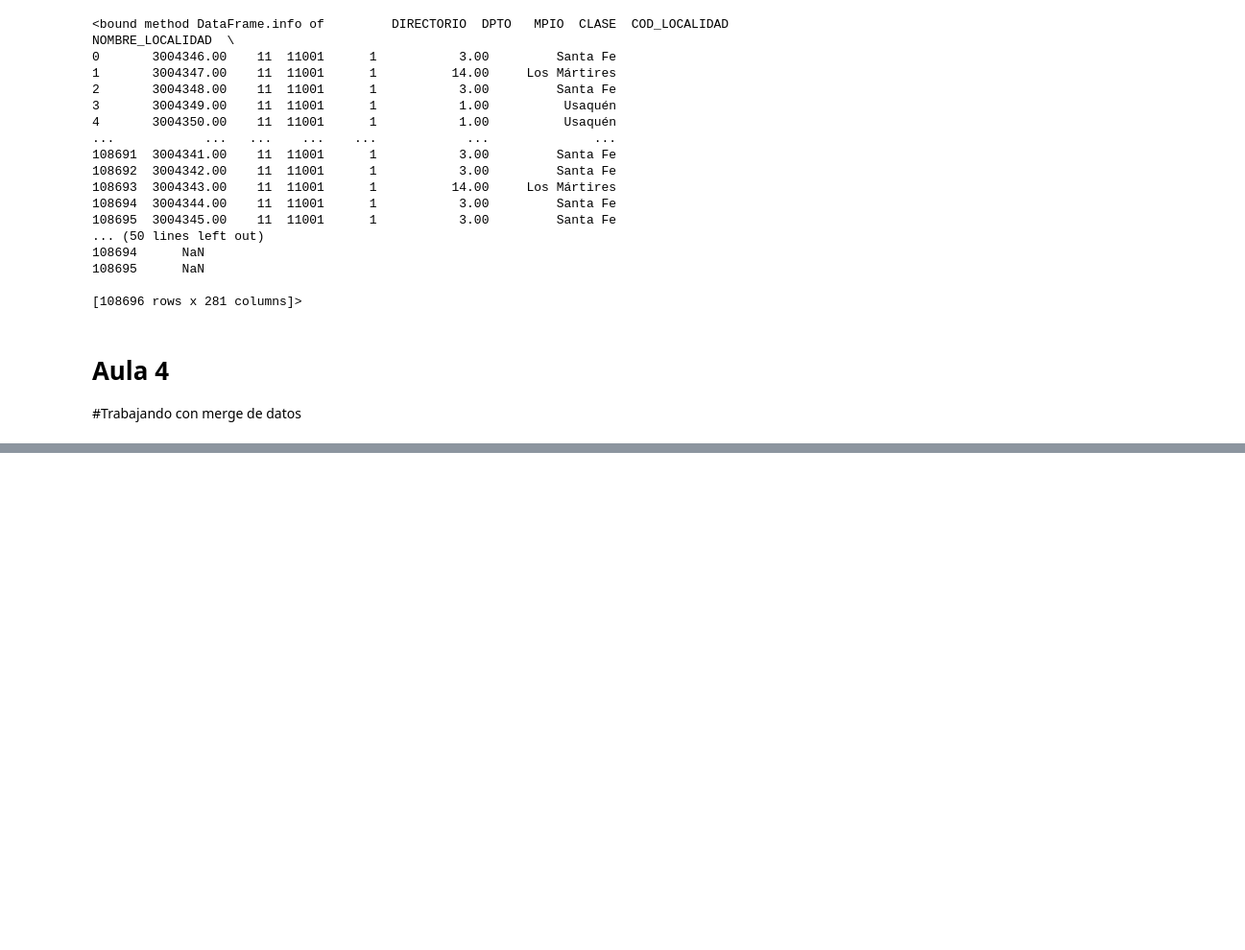
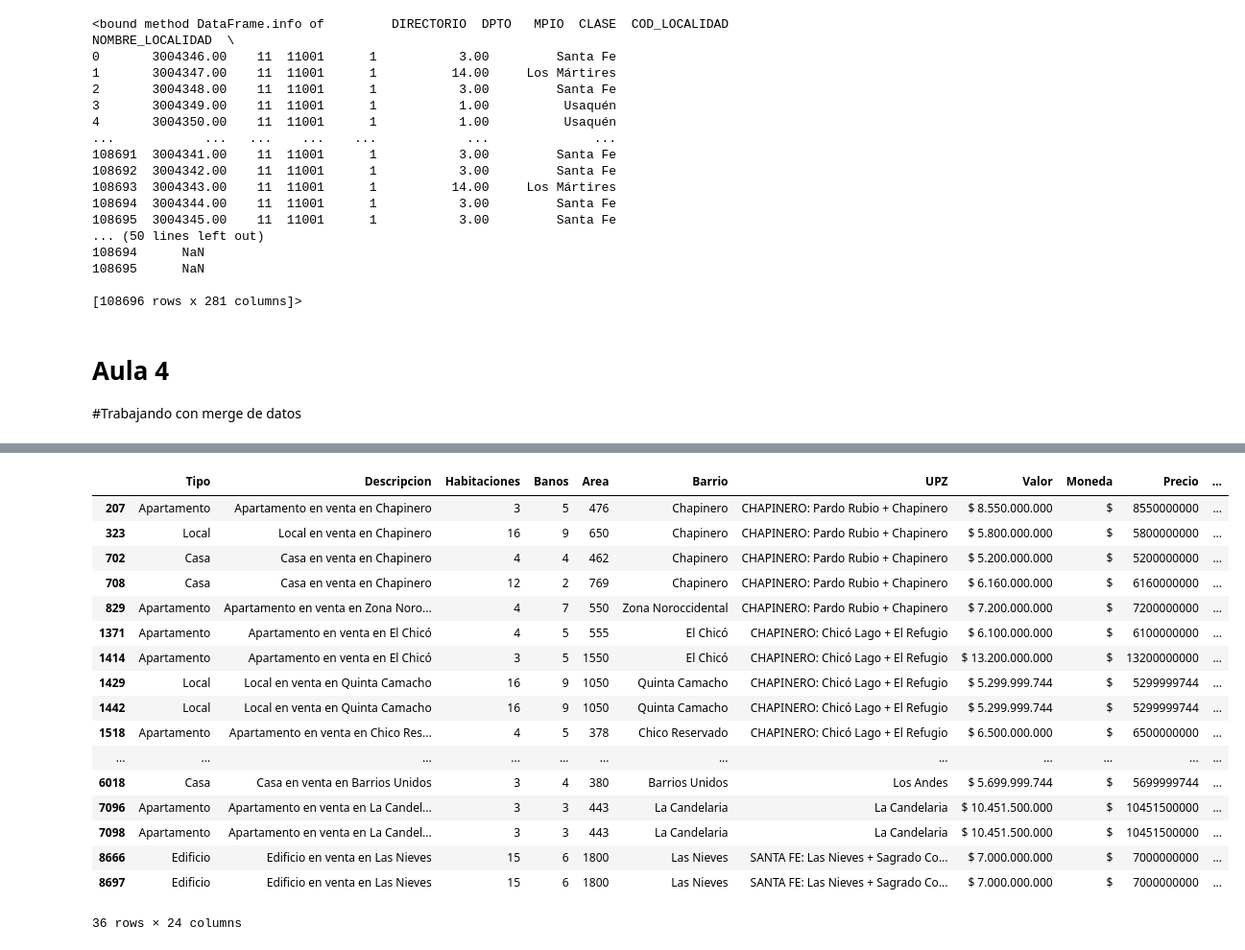
Before and after one commit to IAferaboli/InmersionDatos_AluraLatam, a Jupyter notebook: Práctica_InmersiónDatos_Aula1.ipynb, the cells around one changed output, grey strips where cells are left out. Shown at 96% size. Drawn from its saved outputs; the diff is of its cells as text; code cells hidden in the pictures; blank space fills up the shorter version.

```diff
--- a/Práctica_InmersiónDatos_Aula1.ipynb
+++ b/Práctica_InmersiónDatos_Aula1.ipynb
@@ -490,0 +655,21 @@ datos_dane.info
+# %%
+datos_ml.query('Precio_Millon >5000 | Precio_Millon < 60')
+# %% [output]
+|  | Tipo | Descripcion | Habitaciones | Banos | Area | Barrio | UPZ | Valor | Moneda | Precio | ... |
+| 207 | Apartamento | Apartamento en venta en Chapinero | 3 | 5 | 476 | Chapinero | CHAPINERO: Pardo Rubio + Chapinero | $ 8.550.000.000 | $ | 8550000000 | ... |
+| 323 | Local | Local en venta en Chapinero | 16 | 9 | 650 | Chapinero | CHAPINERO: Pardo Rubio + Chapinero | $ 5.800.000.000 | $ | 5800000000 | ... |
+| 702 | Casa | Casa en venta en Chapinero | 4 | 4 | 462 | Chapinero | CHAPINERO: Pardo Rubio + Chapinero | $ 5.200.000.000 | $ | 5200000000 | ... |
+| 708 | Casa | Casa en venta en Chapinero | 12 | 2 | 769 | Chapinero | CHAPINERO: Pardo Rubio + Chapinero | $ 6.160.000.000 | $ | 6160000000 | ... |
+| 829 | Apartamento | Apartamento en venta en Zona Noro... | 4 | 7 | 550 | Zona Noroccidental | CHAPINERO: Pardo Rubio + Chapinero | $ 7.200.000.000 | $ | 7200000000 | ... |
+| 1371 | Apartamento | Apartamento en venta en El Chicó | 4 | 5 | 555 | El Chicó | CHAPINERO: Chicó Lago + El Refugio | $ 6.100.000.000 | $ | 6100000000 | ... |
+| 1414 | Apartamento | Apartamento en venta en El Chicó | 3 | 5 | 1550 | El Chicó | CHAPINERO: Chicó Lago + El Refugio | $ 13.200.000.000 | $ | 13200000000 | ... |
+| 1429 | Local | Local en venta en Quinta Camacho | 16 | 9 | 1050 | Quinta Camacho | CHAPINERO: Chicó Lago + El Refugio | $ 5.299.999.744 | $ | 5299999744 | ... |
+| 1442 | Local | Local en venta en Quinta Camacho | 16 | 9 | 1050 | Quinta Camacho | CHAPINERO: Chicó Lago + El Refugio | $ 5.299.999.744 | $ | 5299999744 | ... |
+| 1518 | Apartamento | Apartamento en venta en Chico Res... | 4 | 5 | 378 | Chico Reservado | CHAPINERO: Chicó Lago + El Refugio | $ 6.500.000.000 | $ | 6500000000 | ... |
+| ... | ... | ... | ... | ... | ... | ... | ... | ... | ... | ... | ... |
+| 6018 | Casa | Casa en venta en Barrios Unidos | 3 | 4 | 380 | Barrios Unidos | Los Andes | $ 5.699.999.744 | $ | 5699999744 | ... |
+| 7096 | Apartamento | Apartamento en venta en La Candel... | 3 | 3 | 443 | La Candelaria | La Candelaria | $ 10.451.500.000 | $ | 10451500000 | ... |
+| 7098 | Apartamento | Apartamento en venta en La Candel... | 3 | 3 | 443 | La Candelaria | La Candelaria | $ 10.451.500.000 | $ | 10451500000 | ... |
+| 8666 | Edificio | Edificio en venta en Las Nieves | 15 | 6 | 1800 | Las Nieves | SANTA FE: Las Nieves + Sagrado Co... | $ 7.000.000.000 | $ | 7000000000 | ... |
+| 8697 | Edificio | Edificio en venta en Las Nieves | 15 | 6 | 1800 | Las Nieves | SANTA FE: Las Nieves + Sagrado Co... | $ 7.000.000.000 | $ | 7000000000 | ... |
+36 rows × 24 columns
```
Also changed, not shown: parts of 11 cells of this notebook.
